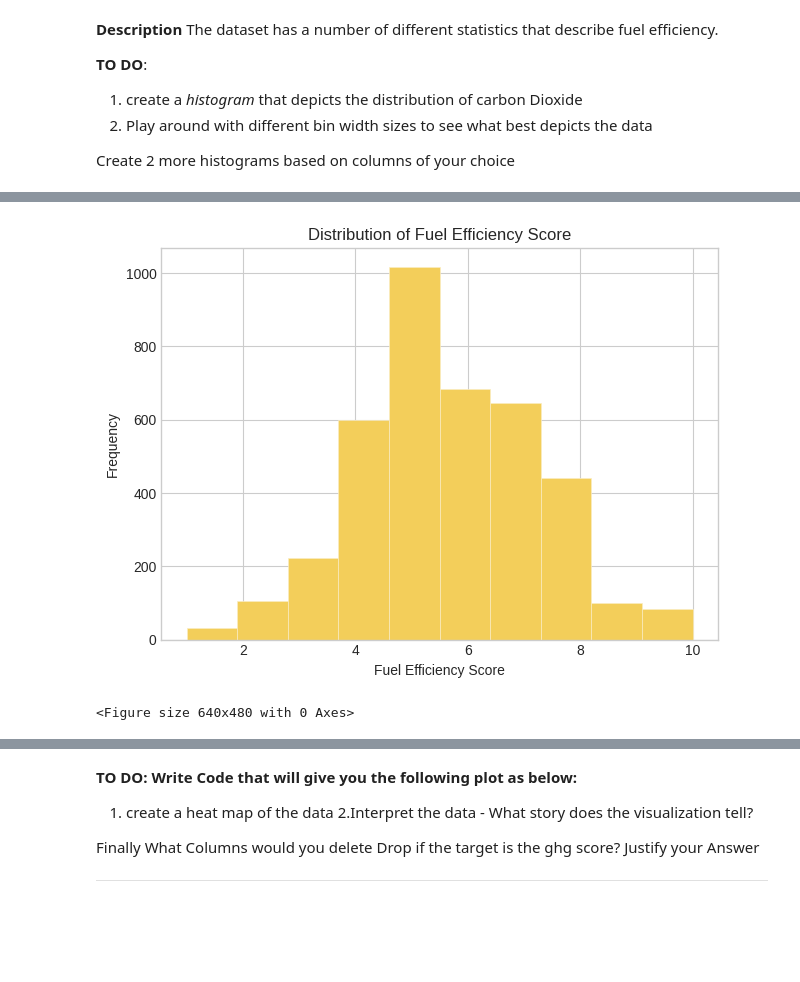
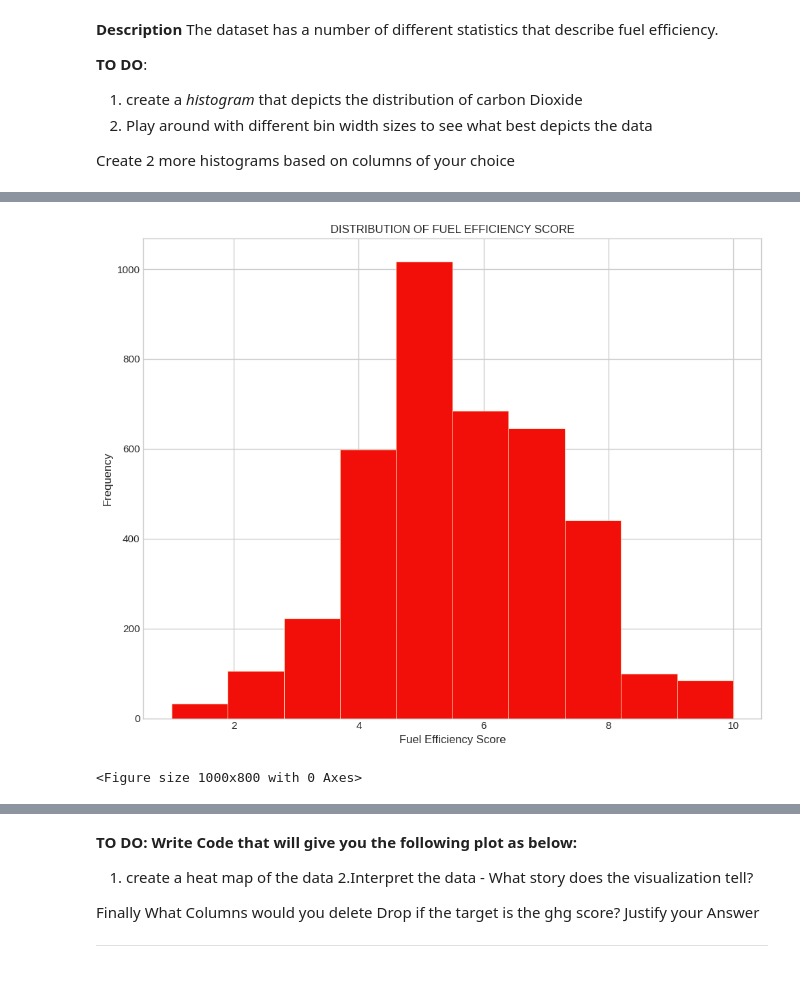
Before and after one commit to AvitBrian/math_for_ml, a Jupyter notebook: Formative_one_visualization/visualizations_notebook.ipynb, the cells around one changed output, grey strips where cells are left out. Saved outputs shown, nothing was run; the diff lists cells and outputs as text; code cells hidden in the pictures; blank space fills up the shorter version.

```diff
--- a/Formative_one_visualization/visualizations_notebook.ipynb
+++ b/Formative_one_visualization/visualizations_notebook.ipynb
@@ -92,19 +92,19 @@ plt.savefig('/content/drive/MyDrive/Colab Notebooks/Distribution_of_carbon_Dioxi
 # %%
 feScore = data['feScore']
 plt.style.use('seaborn-whitegrid')
 
 
-plt.title('Distribution of Fuel Efficiency Score')
+plt.title('DISTRIBUTION OF FUEL EFFICIENCY SCORE')
 plt.xlabel('Fuel Efficiency Score')
 plt.ylabel('Frequency')
 
 
 plt.tight_layout()
-plt.hist(feScore, bins=10, facecolor = '#f3ce5a', edgecolor='#faecc1', linewidth=0.5)
+plt.hist(feScore, bins=10, facecolor = '#f30f09', edgecolor='#faecc1', linewidth=0.5)
 plt.show()
 plt.savefig('/content/drive/MyDrive/Colab Notebooks/Distribution_of_Fuel_Efficiency_Score.png')
 # %% [output]
-[figure, old version]
+[figure, new version]
-<Figure size 640x480 with 0 Axes>
+<Figure size 1000x800 with 0 Axes>
 # %%
 highway = data['highway']
```
Also changed, not shown: parts of 3 cells of this notebook, 2 other files.
